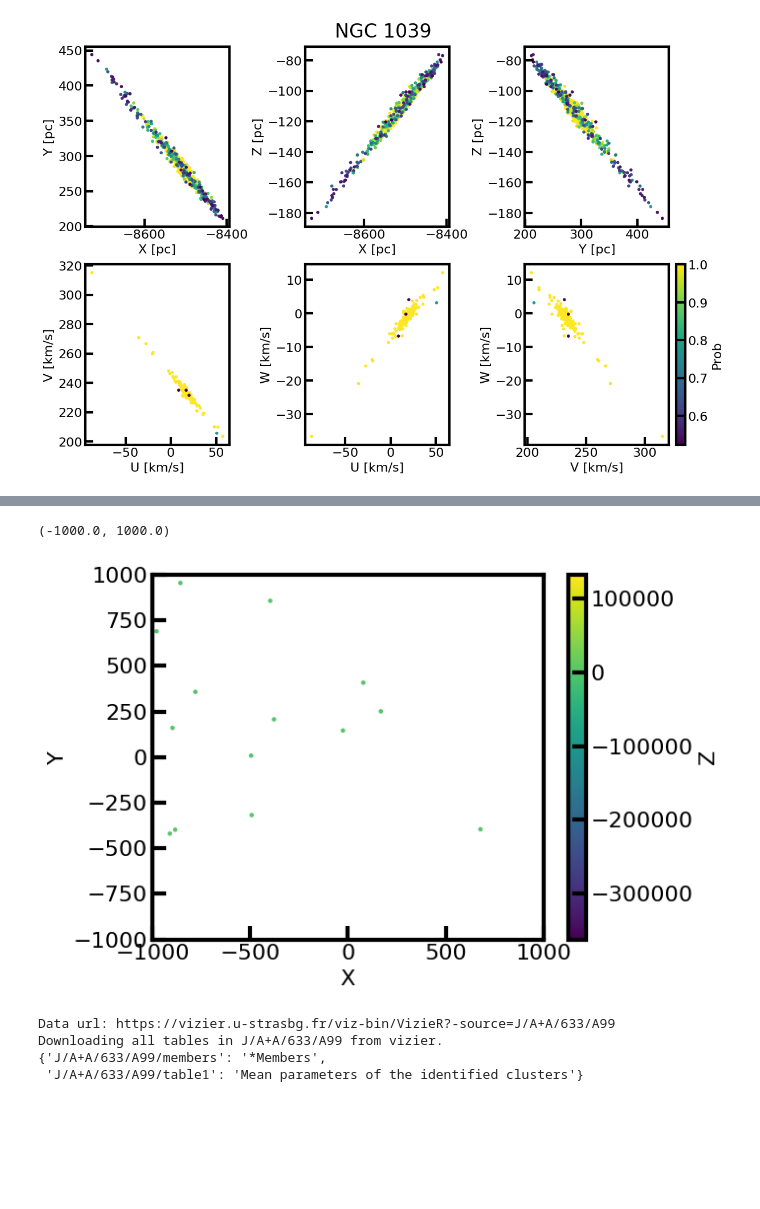
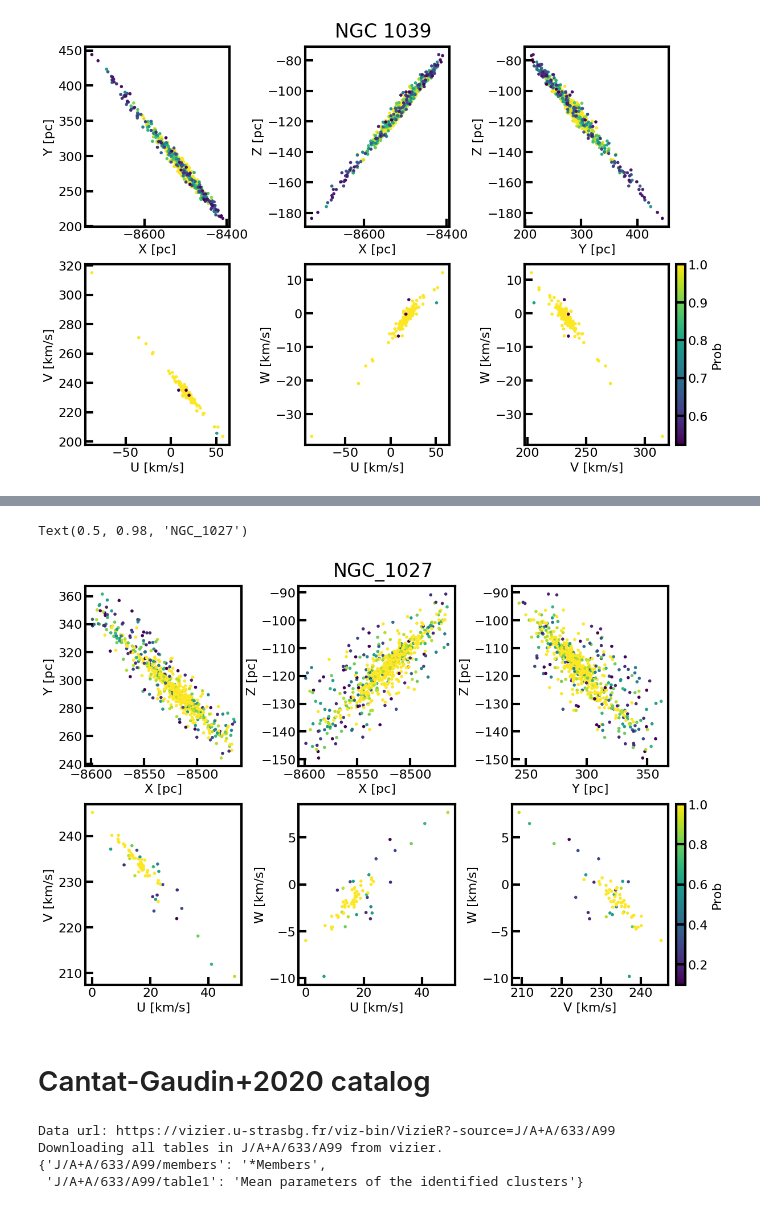
Before and after one commit to jpdeleon/wakai, a Jupyter notebook: notebooks/cluster_catalog.ipynb, the cells around one changed output, grey strips where cells are left out. Drawn from its saved outputs; the diff is of its cells as text; code cells hidden in the pictures; blank space fills up the shorter version.

```diff
--- a/notebooks/cluster_catalog.ipynb
+++ b/notebooks/cluster_catalog.ipynb
@@ -157,0 +129,13 @@ df_mem.head()
+# %%
+#replace name to be compatible with other catalogs' naming formats
+df_mem = df_mem.rename({"Cluster": "Name",
+                        "Source": "GaiaDR3",
+                        "Proba": "Prob",
+                        "RA_ICRS": "ra",
+                        "DE_ICRS": "dec",
+                        "pmRA": "pmra",
+                        "pmDE": "pmdec",
+                        "Plx": "parallax",
+                        "RV": "radial_velocity"
+                        }, axis=1)
+df_mem.head()
@@ -158,10 +149,26 @@ df_mem.head()
 # %%
-ax = df.plot(x="X", y='Y', c='Z', kind='scatter', marker='.')
-ax.set_xlim(-1000,1000)
-ax.set_ylim(-1000,1000)
+%matplotlib inline
+
+from catalog import plot_xyz_uvw
+
+cname = "NGC_1039"
+d = df_mem.query("Name==@cname")
+assert len(d)>0
+assert sum(d.Prob>0.5)>10
+fig = plot_xyz_uvw(d,
+                   color='Prob',
+                   # target_gaiaid=gaiaid,
+                   # target_label=f"TOI-{toiid}\nProb={prob*100:.1f}%",
+                   # target_color="r",
+                   # target_size=500,
+                   marker='.',
+                   cmap="viridis");
+fig.suptitle(cname)
 # %% [output]
-(-1000.0, 1000.0)
+Text(0.5, 0.98, 'NGC_1027')
-[figure, old version]
+[figure, new version]
+# %% [markdown]
+# Cantat-Gaudin+2020 catalog
 # %%
 from catalog import CatalogDownloader
 
```
Also changed, not shown: parts of 29 cells of this notebook, 21 other files.
